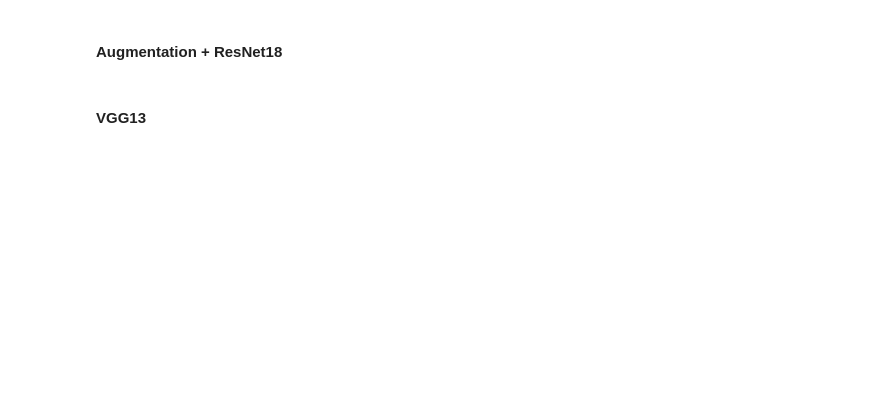
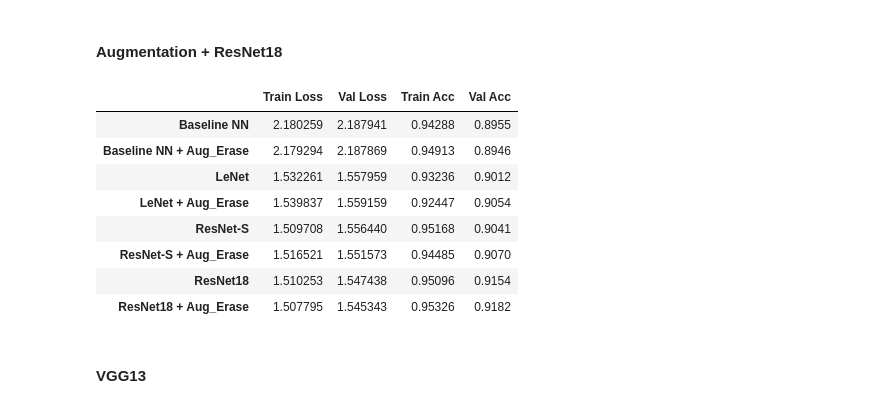
Before and after one commit to kenJPG/Fashion-MNIST, a Jupyter notebook: fashion_mnist.ipynb, the cells around one changed output. Cells and saved outputs as stored; diff of their text form; code cells hidden in the pictures; blank space fills up the shorter version.

```diff
--- a/fashion_mnist.ipynb
+++ b/fashion_mnist.ipynb
@@ -765,8 +835,6 @@ class CustomEarlyStopping():
 # %% [markdown]
 #### Trainer
 To help us with training and determining the best models, we set up a trainer that will <strong>keep track of our models</strong> and <strong>ease the modelling process</strong>.
-# %%
-GPU_COUNT = 2
 # %%
 def accurate_count(pred, true):
 	return ((pred.argmax(dim=1) == true.argmax(dim=1)).sum()).item()
@@ -791,8 +859,6 @@ class Trainer():
 		model = model_pass()
 		model = model.to(device)
 		model = nn.DataParallel(model)
-
-		sm = nn.Softmax(dim=1)
 
 		optimizer = optimizer_pass(model.parameters(), **optimizer_args)
 		criterion = nn.CrossEntropyLoss()
@@ -845,7 +911,6 @@ class Trainer():
 					optimizer.zero_grad()
 					# forward pass: compute predicted outputs by passing inputs to the model
 					outputs = model(inputs)
-					outputs = sm(outputs)
 					# calculate the loss
 					loss = criterion(outputs, labels)
 					# backward pass: compute gradient of the loss with respect to model parameters
@@ -879,7 +944,6 @@ class Trainer():
 				labels = labels.to(device)
 
 				outputs = model(inputs)
-				outputs = sm(outputs)
 				loss = criterion(outputs, labels)
 
 				val_loss += loss.item()
@@ -1281,15 +1420,24 @@ if not MODEL_DEBUG:
 # %%
 if not MODEL_DEBUG:
 	trainer.train_model(
 		'ResNet18 + Aug_Erase', ResNet18, # model
 		optim.Adam, {'lr': 1e-3 * (GPU_COUNT) ** 0.5, 'weight_decay': 1e-5}, # optimizer
 		train_augmented_erase, # data
 		early_stopping = CustomEarlyStopping(patience = 15),
 		verbose=False,
-		batch_size=256
 	)
 	trainer.archive('ResNet18 + Aug_Erase')
 	display(trainer.history)
+# %% [output]
+|  | Train Loss | Val Loss | Train Acc | Val Acc |
+| Baseline NN | 2.180259 | 2.187941 | 0.94288 | 0.8955 |
+| Baseline NN + Aug_Erase | 2.179294 | 2.187869 | 0.94913 | 0.8946 |
+| LeNet | 1.532261 | 1.557959 | 0.93236 | 0.9012 |
+| LeNet + Aug_Erase | 1.539837 | 1.559159 | 0.92447 | 0.9054 |
+| ResNet-S | 1.509708 | 1.556440 | 0.95168 | 0.9041 |
+| ResNet-S + Aug_Erase | 1.516521 | 1.551573 | 0.94485 | 0.9070 |
+| ResNet18 | 1.510253 | 1.547438 | 0.95096 | 0.9154 |
+| ResNet18 + Aug_Erase | 1.507795 | 1.545343 | 0.95326 | 0.9182 |
 # %% [markdown]
 #### VGG13
 # %%
```
Also changed, not shown: parts of 48 cells of this notebook, 17 other files.
